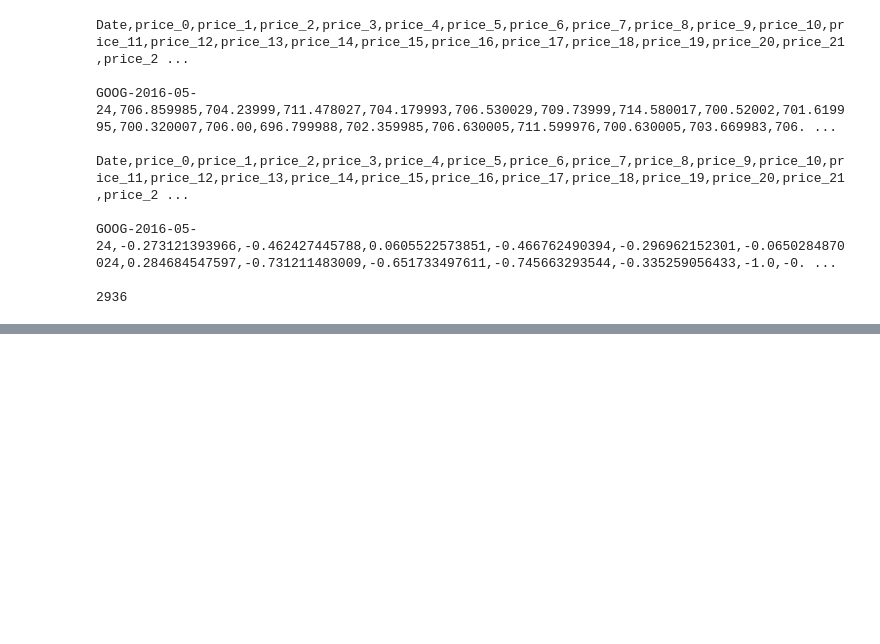
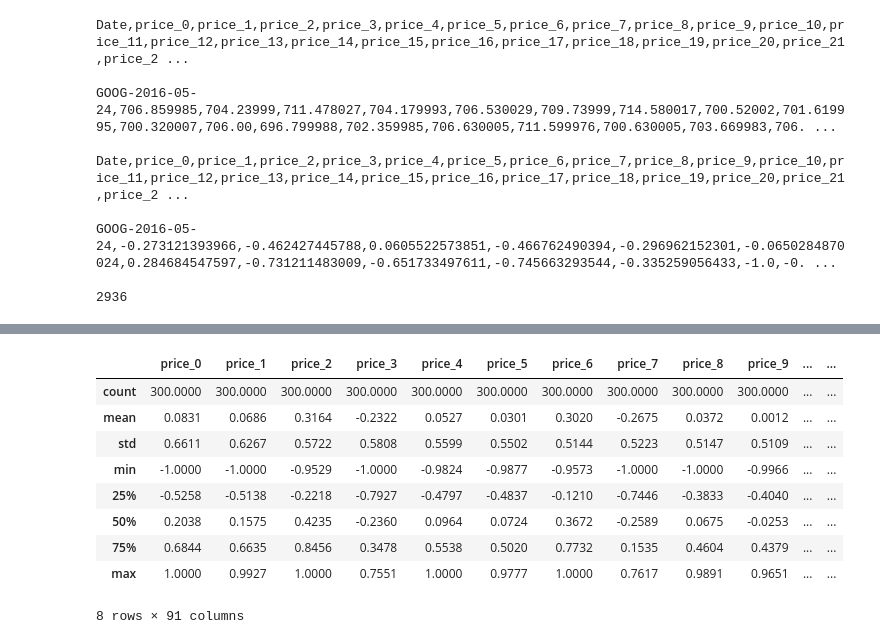
Before and after one commit to ccehshmily/learnDL, a Jupyter notebook: tfs_data_preprocess.ipynb, the cells around one changed output, grey strips where cells are left out. Saved outputs shown, nothing was run; the diff lists cells and outputs as text; code cells hidden in the pictures; blank space fills up the shorter version.

```diff
--- a/tfs_data_preprocess.ipynb
+++ b/tfs_data_preprocess.ipynb
@@ -165,0 +212,14 @@ google_data.head(10)
+# %%
+validation_targets, validation_examples = parse_labels_and_features(google_data[1200:1500], price_lookback, volume_lookback, change_lookback)
+validation_examples.describe()
+# %% [output]
+|  | price_0 | price_1 | price_2 | price_3 | price_4 | price_5 | price_6 | price_7 | price_8 | price_9 | ... | ... |
+| count | 300.0000 | 300.0000 | 300.0000 | 300.0000 | 300.0000 | 300.0000 | 300.0000 | 300.0000 | 300.0000 | 300.0000 | ... | ... |
+| mean | 0.0831 | 0.0686 | 0.3164 | -0.2322 | 0.0527 | 0.0301 | 0.3020 | -0.2675 | 0.0372 | 0.0012 | ... | ... |
+| std | 0.6611 | 0.6267 | 0.5722 | 0.5808 | 0.5599 | 0.5502 | 0.5144 | 0.5223 | 0.5147 | 0.5109 | ... | ... |
+| min | -1.0000 | -1.0000 | -0.9529 | -1.0000 | -0.9824 | -0.9877 | -0.9573 | -1.0000 | -1.0000 | -0.9966 | ... | ... |
+| 25% | -0.5258 | -0.5138 | -0.2218 | -0.7927 | -0.4797 | -0.4837 | -0.1210 | -0.7446 | -0.3833 | -0.4040 | ... | ... |
+| 50% | 0.2038 | 0.1575 | 0.4235 | -0.2360 | 0.0964 | 0.0724 | 0.3672 | -0.2589 | 0.0675 | -0.0253 | ... | ... |
+| 75% | 0.6844 | 0.6635 | 0.8456 | 0.3478 | 0.5538 | 0.5020 | 0.7732 | 0.1535 | 0.4604 | 0.4379 | ... | ... |
+| max | 1.0000 | 0.9927 | 1.0000 | 0.7551 | 1.0000 | 0.9777 | 1.0000 | 0.7617 | 0.9891 | 0.9651 | ... | ... |
+8 rows × 91 columns
```
Also changed, not shown: parts of 14 cells of this notebook.
